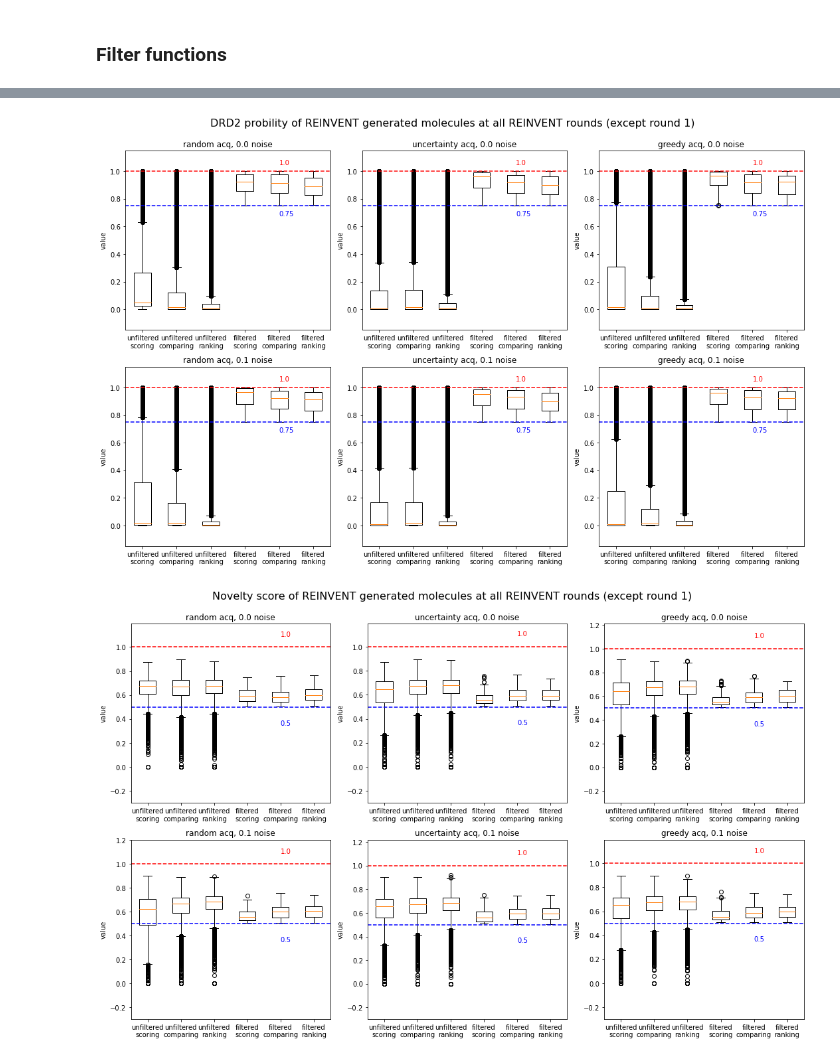
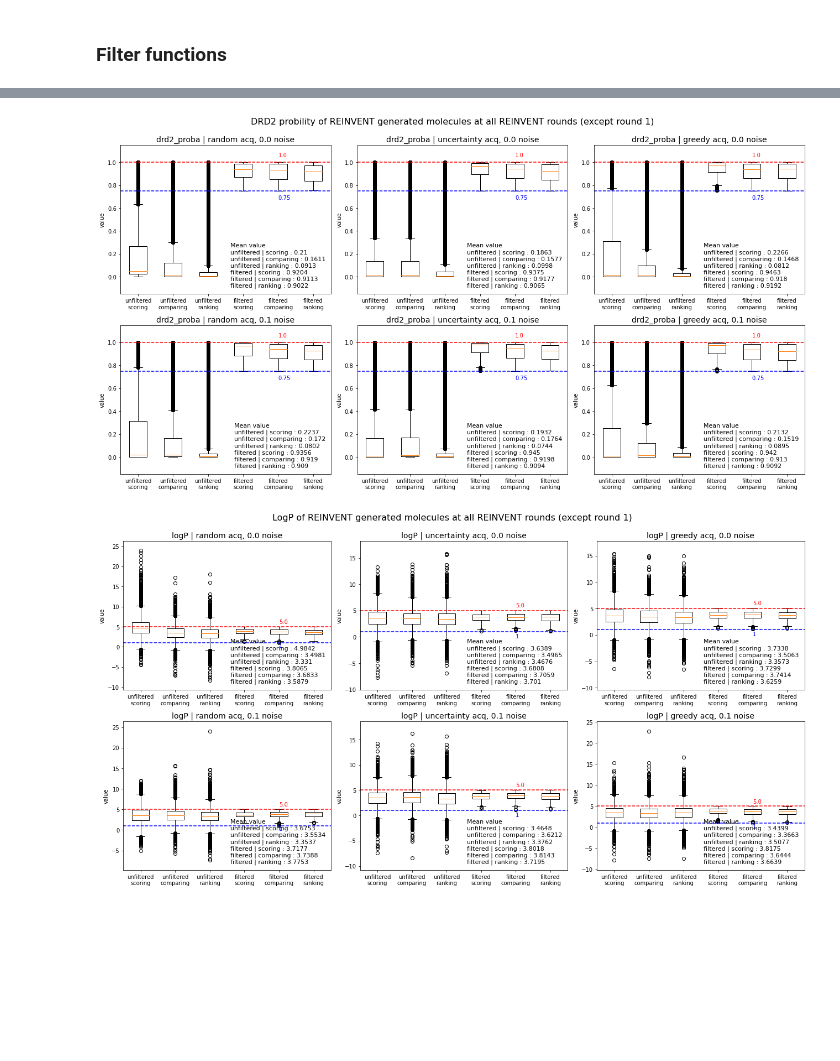
Before and after one commit to SpringNuance/Human-In-The-Loop-De-Novo-Molecular-Design, a Jupyter notebook: Base-Code-Binh/plot_results_n_steps_100.ipynb, the cells around one changed output, grey strips where cells are left out. Drawn from its saved outputs; the diff is of its cells as text; code cells hidden in the pictures; blank space fills up the shorter version.

```diff
--- a/Base-Code-Binh/plot_results_n_steps_100.ipynb
+++ b/Base-Code-Binh/plot_results_n_steps_100.ipynb
@@ -63,7 +60,7 @@ for acquisition in ["random", "uncertainty", "greedy"]:
             models[model_name][f"acq_{acquisition}_noise_{sigma_noise}"] = {}
             combined_models[model_name][f"acq_{acquisition}_noise_{sigma_noise}"] = {}
 
-            for prop_name in ["smiles_list", "metrics", "drd2_proba", "novelty_score", "sa_score", "qed_score",\
+            for prop_name in ["smiles_list", "metrics", "drd2_proba",\
                             "logP", "mol_weight", "h_donors", "h_acceptors",\
                             "tpsa", "rotatable_bonds", "num_rings"]:
 
@@ -74,7 +71,7 @@ for acquisition in ["random", "uncertainty", "greedy"]:
                 if prop_name != "metrics":
                     prop_list = []
 
-                    # EXCLUDING THE FIRST ROUND
+                    # We should exclude the first reinvent round, since the ML model is a random model
                     for REINVENT_round in range(2, 5):
                         REINVENT_round_name = f"REINVENT_round_{REINVENT_round}"
                         #print(len(list(result[REINVENT_round_name])))
@@ -326,7 +467,7 @@ Summary of mean of properties of molecules that satisfy each respective threshol
 import copy
 
 model_names = ["score_regression", "bradley_terry", "rank_listnet"]
-prop_names = ["smiles_list", "drd2_proba", "novelty_score", "sa_score", "qed_score", "logP", "mol_weight", "h_donors", "h_acceptors", "tpsa", "rotatable_bonds", "num_rings"]
+prop_names = ["smiles_list", "drd2_proba", "logP", "mol_weight", "h_donors", "h_acceptors", "tpsa", "rotatable_bonds", "num_rings"]
 
 model_names_mapping = {
     "score_regression": "scoring",
@@ -335,8 +476,8 @@ model_names_mapping = {
 }
 filtered_combined_models = copy.deepcopy(combined_models)
 
-summary_percentage = pd.DataFrame(columns=["num_filtered_mols", "drd2_proba", "novelty_score", "sa_score", "qed_score", "logP", "mol_weight", "h_donors", "h_acceptors", "tpsa", "rotatable_bonds", "num_rings"])
-summary_mean = pd.DataFrame(columns=["num_filtered_mols", "drd2_proba", "novelty_score", "sa_score", "qed_score", "logP", "mol_weight", "h_donors", "h_acceptors", "tpsa", "rotatable_bonds", "num_rings"])
+summary_percentage = pd.DataFrame(columns=["num_filtered_mols", "drd2_proba", "logP", "mol_weight", "h_donors", "h_acceptors", "tpsa", "rotatable_bonds", "num_rings"])
+summary_mean = pd.DataFrame(columns=["num_filtered_mols", "drd2_proba", "logP", "mol_weight", "h_donors", "h_acceptors", "tpsa", "rotatable_bonds", "num_rings"])
 
 for i, model_name in enumerate(model_names):
     for acquisition in ["random", "uncertainty", "greedy"]:
@@ -350,7 +491,7 @@ for i, model_name in enumerate(model_names):
             props_dict["smiles_list"] = combined_models[model_name][f"acq_{acquisition}_noise_{sigma_noise}"]["smiles_list"]
 
             threshold_dict = {} # We will use the default thresholds
-            props_dict_filtered, percentage_dict, means_dict = props_filter(props_dict, threshold_dict)
+            props_dict_filtered, percentage_dict, means_dict = mol_descriptor_filter(props_dict)
 
             summary_percentage.loc[f"{model_names_mapping[model_name]} | {acquisition} acq | noise {sigma_noise}", "num_filtered_mols"] = len(props_dict_filtered["smiles_list"])
             summary_mean.loc[f"{model_names_mapping[model_name]} | {acquisition} acq | noise {sigma_noise}", "num_filtered_mols"] = len(props_dict_filtered["smiles_list"])
@@ -366,7 +507,7 @@ for i, model_name in enumerate(model_names):
             for prop_name in prop_names:
                 filtered_combined_models[model_name][f"acq_{acquisition}_noise_{sigma_noise}"][prop_name] = props_dict_filtered[prop_name]
 
-print("Summary of percentage of molecules that satisfy each respective threshold at all REINVENT rounds except round 1")
+print("Summary of percentage of molecules that satisfy each respective threshold at all REINVENT rounds")
 summary_percentage = summary_percentage.apply(pd.to_numeric, errors='coerce')  # Convert all other data to numeric, coercing errors
 summary_percentage.head(30)
 # %% [output]
@@ -852,11 +1586,8 @@ The logP parameter, or the partition coefficient, is a crucial molecular descrip
 # %%
-prop_names = ["drd2_proba", "novelty_score", "sa_score", "qed_score", "logP", "mol_weight", "h_donors", "h_acceptors", "tpsa", "rotatable_bonds", "num_rings"]
+prop_names = ["drd2_proba", "logP", "mol_weight", "h_donors", "h_acceptors", "tpsa", "rotatable_bonds", "num_rings"]
 
 lower_bounds = {
     "drd2_proba": 0.75,  # No lower limit, set to your preference
-    "novelty_score": 0.5,  # No lower limit, set to your preference
-    "sa_score": 1.0,  # Lower is better, minimum achievable is 1
-    "qed_score": 0.5,  # Minimum acceptable QED score
     "logP": 1,  # No practical lower limit, but logP can be negative
     "mol_weight": 0,  # Molecules can technically weigh very little
     "h_donors": 0,  # Hydrogen bond donors can be zero
@@ -868,9 +1599,6 @@ lower_bounds = {
 
 upper_bounds = {
     "drd2_proba": 1.0,  # Maximum for a probability score
-    "novelty_score": 1.0,  # Theoretical maximum for novelty score
-    "sa_score": 3.0,  # Upper limit often considered for synthetic accessibility
-    "qed_score": 1.0,  # Maximum possible QED score
     "logP": 5.0,  # Lipinski's rule of five
     "mol_weight": 500.0,  # Lipinski's rule of five
     "h_donors": 5,  # Lipinski's rule of five
@@ -882,9 +1610,6 @@ upper_bounds = {
 
 prop_name_mapping = {
     "drd2_proba": "DRD2 probility",
-    "novelty_score": "Novelty score",
-    "sa_score": "Synthetic accessibility (SA) score",
-    "qed_score": "Quantitative estimate of drug-likeness (QED) score",
     "logP": "LogP",
     "mol_weight": "Molecular weight",
     "h_donors": "Number of hydrogen bond donors",
@@ -897,7 +1622,7 @@ prop_name_mapping = {
 
 for prop_name in prop_names:
 
-    fig, ax = plt.subplots(2, 3, figsize=(15, 10))
+    fig, ax = plt.subplots(2, 3, figsize=(18, 10))
 
     # Flatten ax
     ax = ax.flatten()
@@ -922,37 +1647,44 @@ for prop_name in prop_names:
                                ],
                               labels=['unfiltered\nscoring', 'unfiltered\ncomparing', 'unfiltered\nranking',
                                         'filtered\nscoring', 'filtered\ncomparing', 'filtered\nranking'])
 
             # Turn on grid for each subplot
             #ax[index].grid()
             range_lim = (upper_bounds[prop_name] - lower_bounds[prop_name]) * 0.6
             # set only the top limit if only max(unfiltered) > max(filtered)
-            if max(max(unfiltered_prop_scoring), max(unfiltered_prop_comparing), max(unfiltered_prop_ranking)) > max(max(filtered_prop_scoring), max(filtered_prop_comparing), max(filtered_prop_ranking)):
-                ax[index].set_ylim(top=max(max(unfiltered_prop_scoring), max(unfiltered_prop_comparing), max(unfiltered_prop_ranking)) + range_lim)
+            #if max(max(unfiltered_prop_scoring), max(unfiltered_prop_comparing), max(unfiltered_prop_ranking)) > max(max(filtered_prop_scoring), max(filtered_prop_comparing), max(filtered_prop_ranking)):
+            ax[index].set_ylim(top=max(max(unfiltered_prop_scoring), max(unfiltered_prop_comparing), max(unfiltered_prop_ranking)) + range_lim)
 
             # set only the bottom limit if only min(unfiltered) < min(filtered)
-            if min(min(unfiltered_prop_scoring), min(unfiltered_prop_comparing), min(unfiltered_prop_ranking)) < min(min(filtered_prop_scoring), min(filtered_prop_comparing), min(filtered_prop_ranking)):
-                ax[index].set_ylim(bottom=min(min(unfiltered_prop_scoring), min(unfiltered_prop_comparing), min(unfiltered_prop_ranking)) - range_lim)
+            #if min(min(unfiltered_prop_scoring), min(unfiltered_prop_comparing), min(unfiltered_prop_ranking)) < min(min(filtered_prop_scoring), min(filtered_prop_comparing), min(filtered_prop_ranking)):
+            ax[index].set_ylim(bottom=min(min(unfiltered_prop_scoring), min(unfiltered_prop_comparing), min(unfiltered_prop_ranking)) - range_lim)
 
 
 
             # Draw lower bound with blue color
             ax[index].axhline(y=lower_bounds[prop_name], color='b', linestyle='--')
             # Annotate the lower bound value
             ax[index].text(5, lower_bounds[prop_name] - range_lim * 0.5, f"{lower_bounds[prop_name]}", color='b')
 
             # Draw upper bound with red color
             ax[index].axhline(y=upper_bounds[prop_name], color='r', linestyle='--')
             # Annotate the upper bound value
             ax[index].text(5, upper_bounds[prop_name] + range_lim * 0.3, f"{upper_bounds[prop_name]}", color='r')
 
-            ax[index].set_title(f"{acquisition} acq, {sigma_noise} noise")
+            ax[index].set_title(f"{prop_name} | {acquisition} acq, {sigma_noise} noise", fontsize=14)
             ax[index].set_ylabel("value")
 
+            ax[index].plot([],[], color="white", label=f"Mean value\nunfiltered | scoring : {round(np.mean(unfiltered_prop_scoring), 4)}\n\
+unfiltered | comparing : {round(np.mean(unfiltered_prop_comparing), 4)}\n\
+unfiltered | ranking : {round(np.mean(unfiltered_prop_ranking), 4)}\n\
+filtered | scoring : {round(np.mean(filtered_prop_scoring), 4)}\n\
+filtered | comparing : {round(np.mean(filtered_prop_comparing), 4)}\n\
+filtered | ranking : {round(np.mean(filtered_prop_ranking), 4)}")
+            ax[index].legend(fontsize=11, frameon = False, loc=4)
             index += 1
 
     plt.tight_layout(rect=[0, 0.03, 1, 0.95])
     plt.show()
 # %% [output]
-[figure, old version]
+[figure, new version]
-[figure, old version]
+[figure, new version]
```
Also changed, not shown: parts of 37 cells of this notebook, 54 other files.
